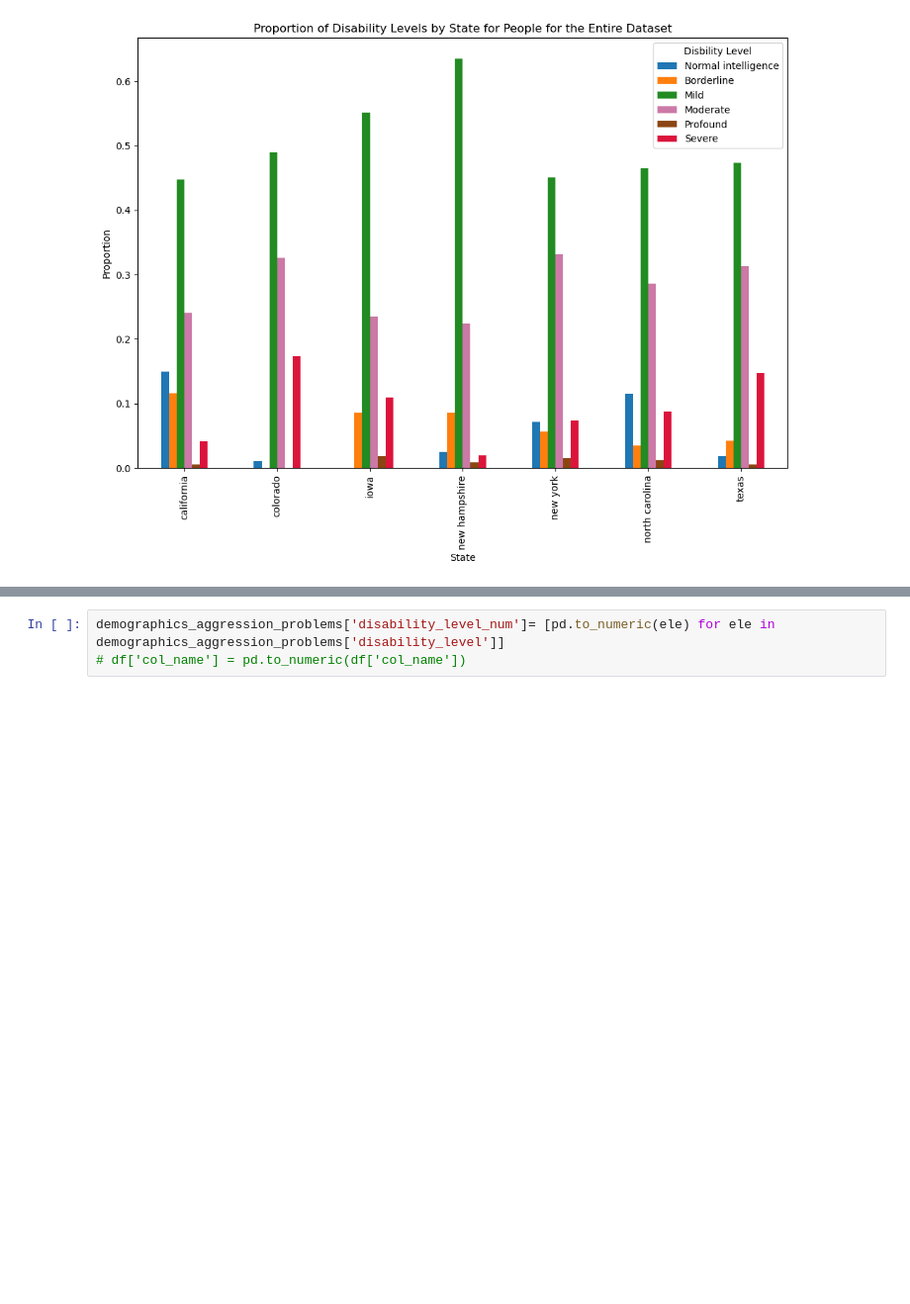
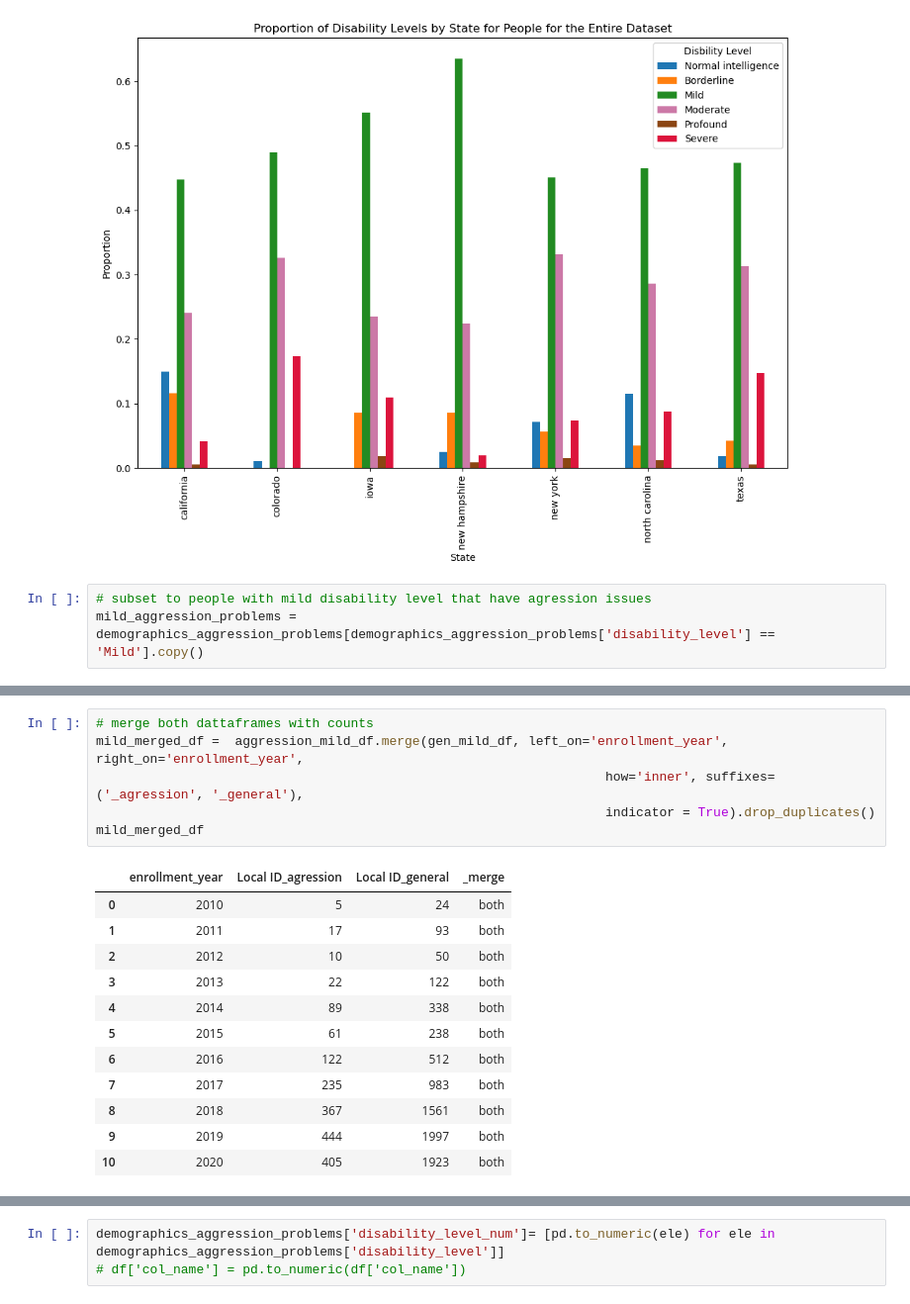
Before and after one commit to aimenabdulaziz/qss_final_project, a Jupyter notebook: code/01_data_cleaning_and_merging.ipynb, the cells around one changed output, grey strips where cells are left out. Shown at 99% size. Cells and saved outputs as stored; diff of their text form; blank space fills up the shorter version.

```diff
--- a/code/01_data_cleaning_and_merging.ipynb
+++ b/code/01_data_cleaning_and_merging.ipynb
@@ -578,3 +578,6 @@ Text(0, 0.5, 'Proportion')
 Text(0.5, 1.0, 'Proportion of Disability Levels by State for People for the Entire Dataset')
 <AxesSubplot:title={'center':'Proportion of Disability Levels by State for People for the Entire Dataset'}, xlabel='State', ylabel='Proportion'>
 [figure]
+# %%
+# subset to people with mild disability level that have agression issues
+mild_aggression_problems = demographics_aggression_problems[demographics_aggression_problems['disability_level'] == 'Mild'].copy()
@@ -580,0 +630,19 @@ Text(0.5, 1.0, 'Proportion of Disability Levels by State for People for the Enti
+# %%
+# merge both dattaframes with counts
+mild_merged_df =  aggression_mild_df.merge(gen_mild_df, left_on='enrollment_year', right_on='enrollment_year',
+                                                                  how='inner', suffixes=('_agression', '_general'),
+                                                                  indicator = True).drop_duplicates()
+mild_merged_df
+# %% [output]
+|  | enrollment_year | Local ID_agression | Local ID_general | _merge |
+| 0 | 2010 | 5 | 24 | both |
+| 1 | 2011 | 17 | 93 | both |
+| 2 | 2012 | 10 | 50 | both |
+| 3 | 2013 | 22 | 122 | both |
+| 4 | 2014 | 89 | 338 | both |
+| 5 | 2015 | 61 | 238 | both |
+| 6 | 2016 | 122 | 512 | both |
+| 7 | 2017 | 235 | 983 | both |
+| 8 | 2018 | 367 | 1561 | both |
+| 9 | 2019 | 444 | 1997 | both |
+| 10 | 2020 | 405 | 1923 | both |
```
Also changed, not shown: parts of 5 cells of this notebook.
